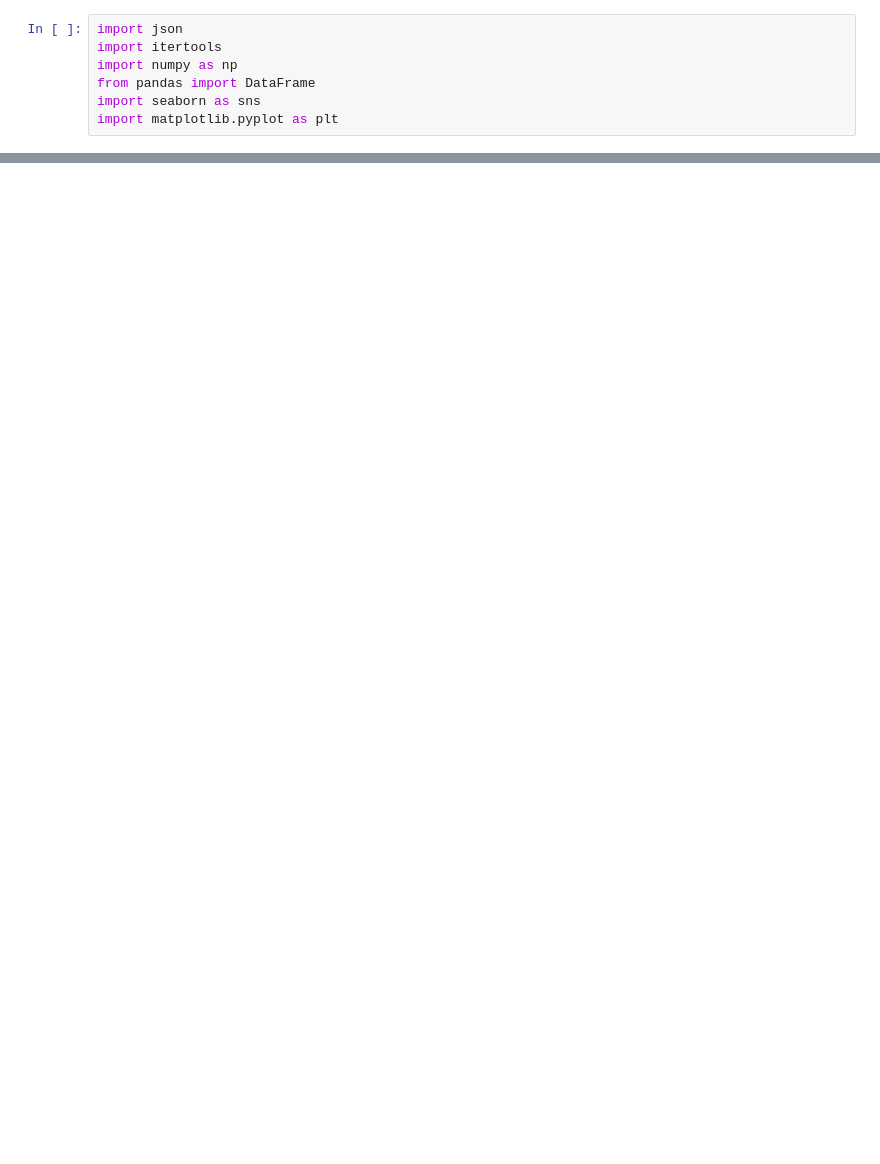
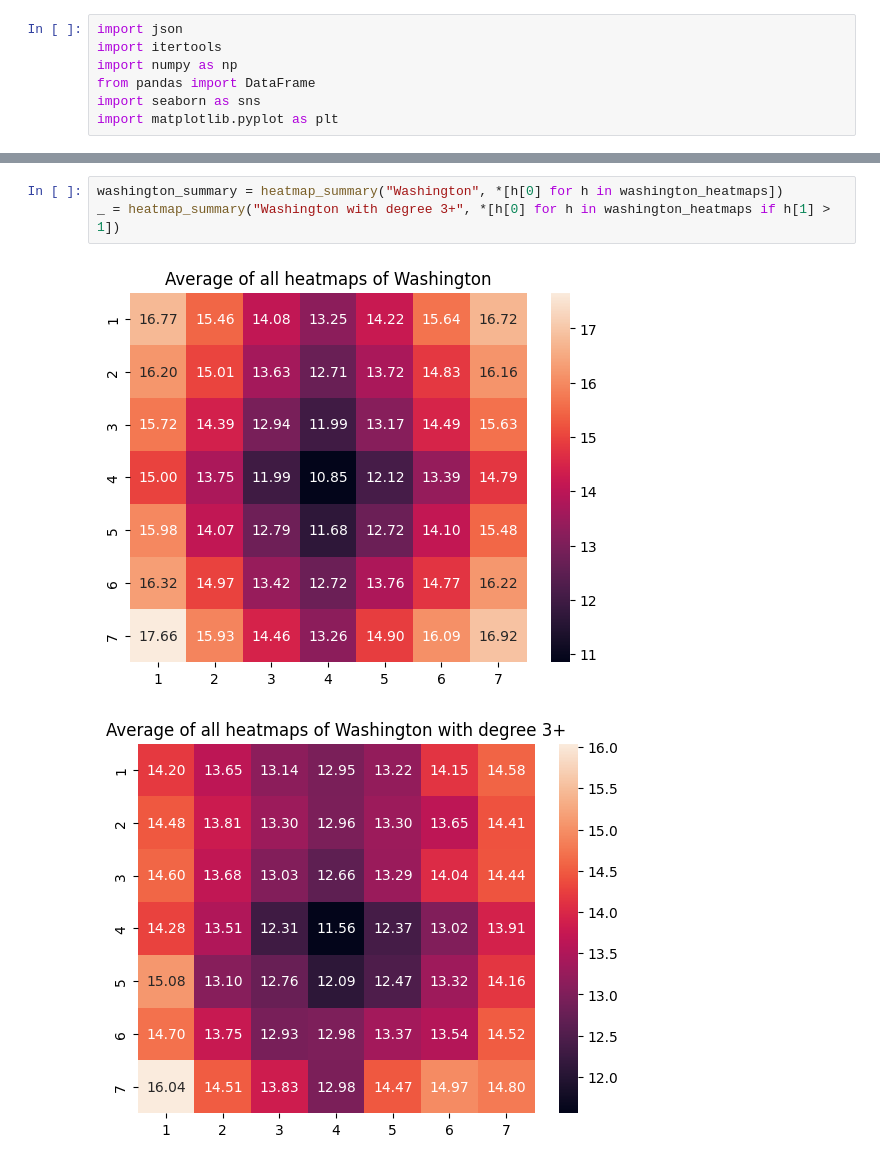
Before and after one commit to CalliEve/metro-map-editor, a Jupyter notebook: research_notebooks/heatmaps.ipynb, the cells around one changed output, grey strips where cells are left out. Drawn from its saved outputs; the diff is of its cells as text; blank space fills up the shorter version.

```diff
--- a/research_notebooks/heatmaps.ipynb
+++ b/research_notebooks/heatmaps.ipynb
@@ -123,0 +187,6 @@ heatmap_summary(washington_heatmaps)
+# %%
+washington_summary = heatmap_summary("Washington", *[h[0] for h in washington_heatmaps])
+_ = heatmap_summary("Washington with degree 3+", *[h[0] for h in washington_heatmaps if h[1] > 1])
+# %% [output]
+[figure, added]
+[figure, added]
```
Also changed, not shown: parts of 11 cells of this notebook, 9 other files.
